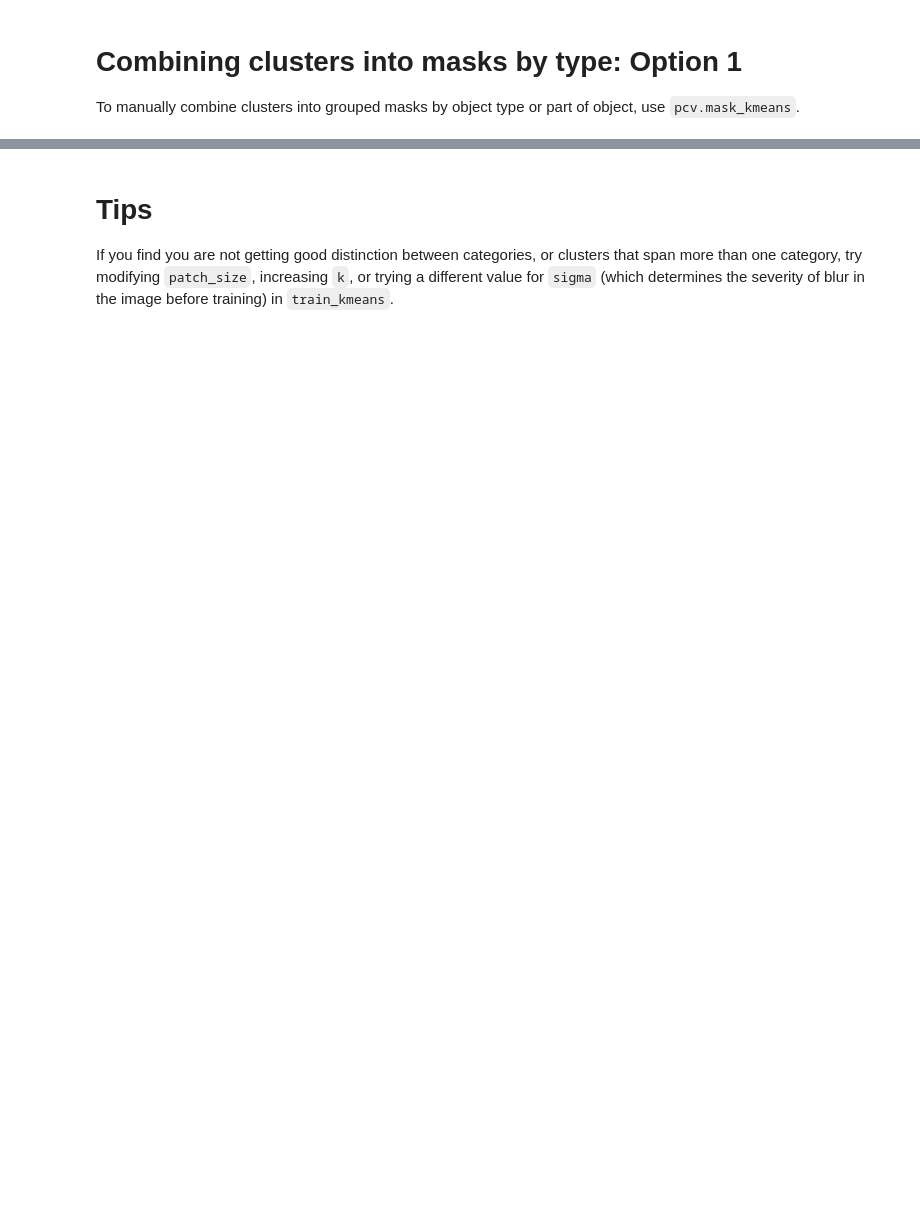
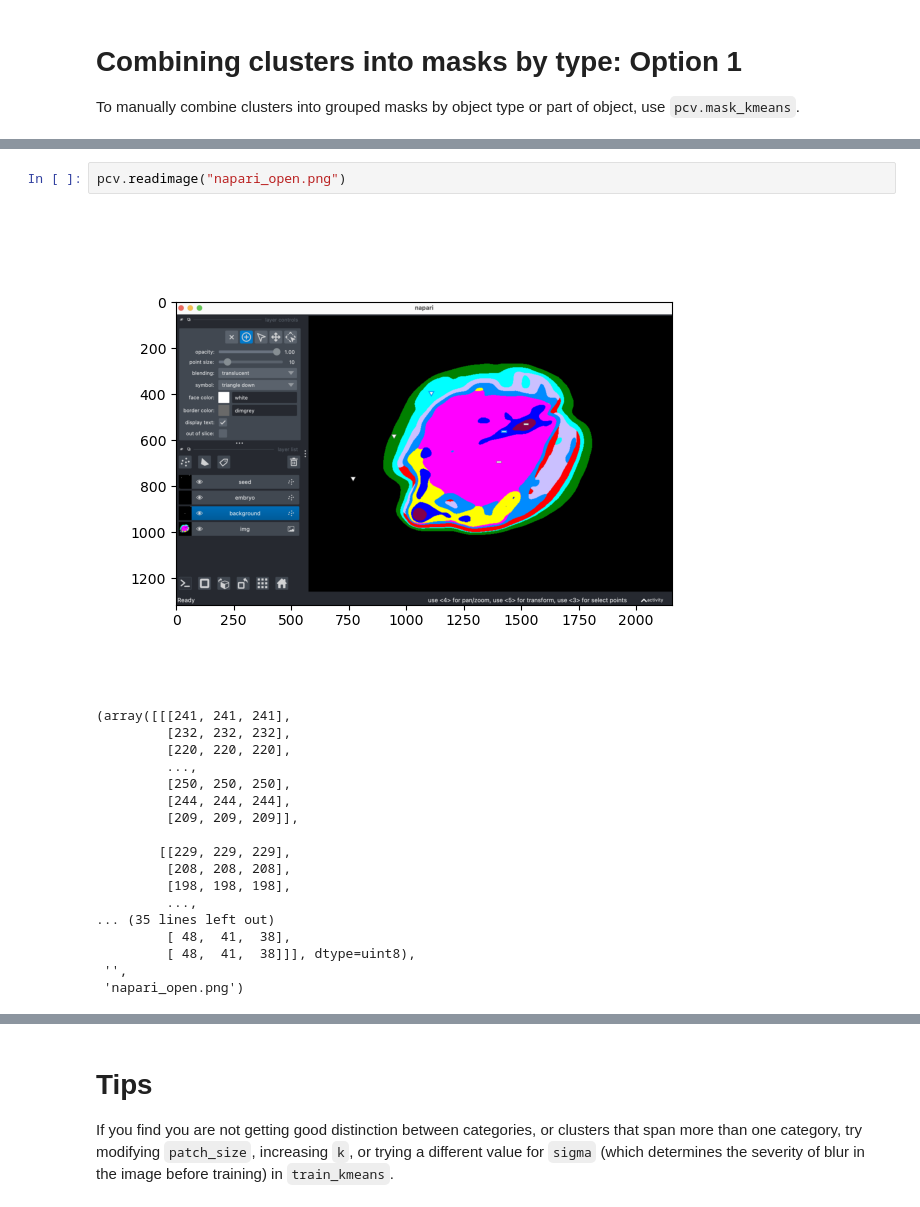
Before and after one commit to danforthcenter/plantcv-tutorial-kmeans-clustering, a Jupyter notebook: index.ipynb, the cells around one changed output, grey strips where cells are left out. Saved outputs shown, nothing was run; the diff lists cells and outputs as text; blank space fills up the shorter version.

```diff
--- a/index.ipynb
+++ b/index.ipynb
@@ -133,0 +143,21 @@ seed = pcv.mask_kmeans(labeled_img=labeled_img, k=10, patch_size=16, cat_list=[8
+# %%
+pcv.readimage("napari_open.png")
+# %% [output]
+[figure, added]
+(array([[[241, 241, 241],
+         [232, 232, 232],
+         [220, 220, 220],
+         ...,
+         [250, 250, 250],
+         [244, 244, 244],
+         [209, 209, 209]],
+
+        [[229, 229, 229],
+         [208, 208, 208],
+         [198, 198, 198],
+         ...,
+... (35 lines left out)
+         [ 48,  41,  38],
+         [ 48,  41,  38]]], dtype=uint8),
+ '',
+ 'napari_open.png')
```
Also changed, not shown: parts of 9 cells of this notebook, 1 other file.
